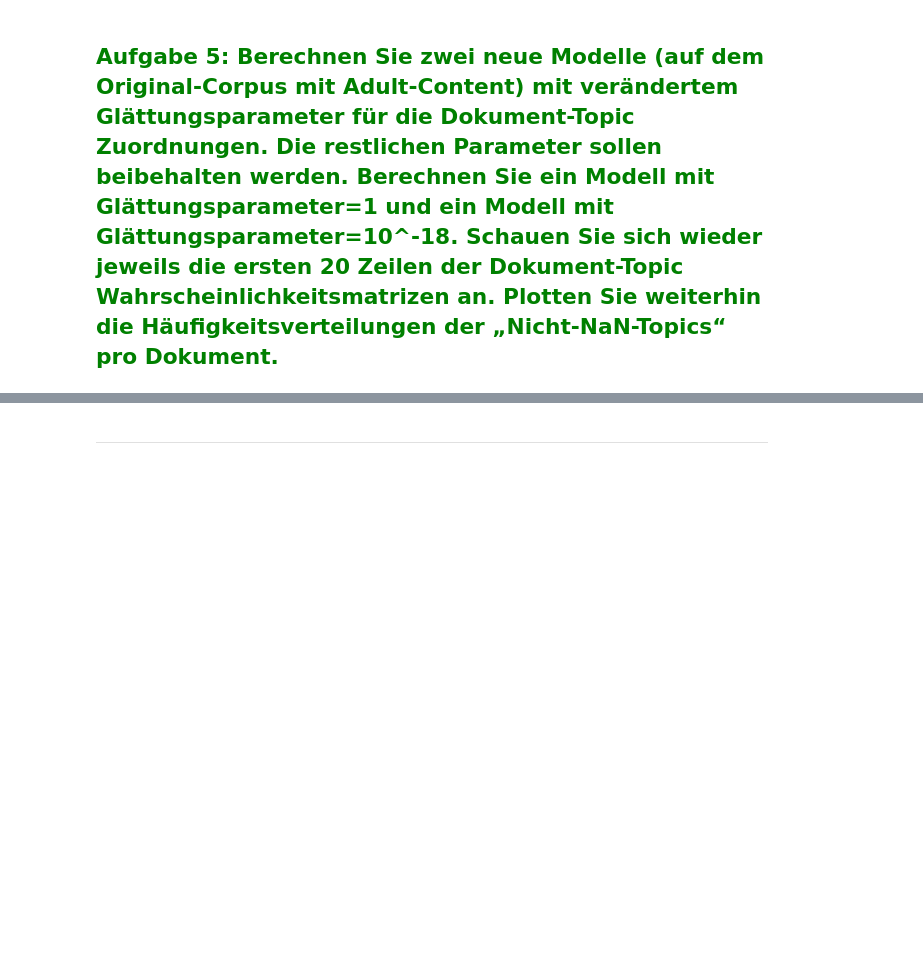
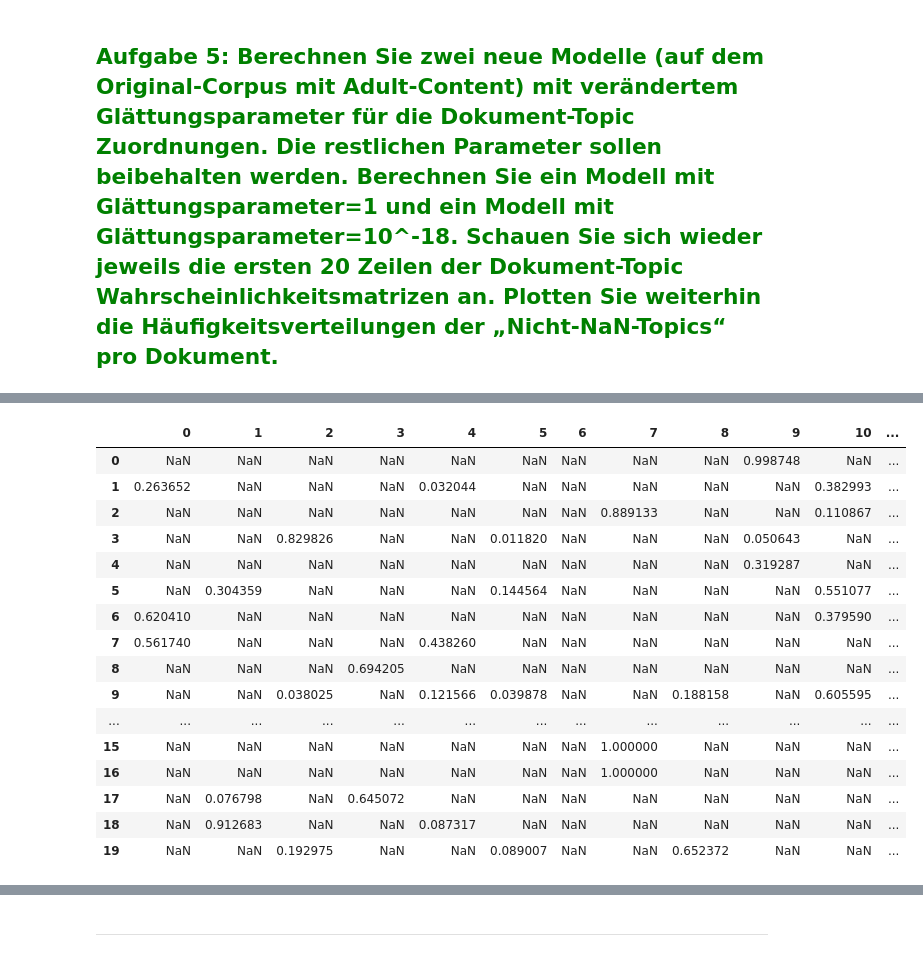
Before and after one commit to tobirohrer/webmining, a Jupyter notebook: praktikum4/praktikum4_TopicModels.ipynb, the cells around one changed output, grey strips where cells are left out. Saved outputs shown, nothing was run; the diff lists cells and outputs as text; code cells hidden in the pictures; blank space fills up the shorter version.

```diff
--- a/praktikum4/praktikum4_TopicModels.ipynb
+++ b/praktikum4/praktikum4_TopicModels.ipynb
@@ -360,0 +403,21 @@ Research  AND  Education
+# %%
+dfnormal = dfnormal.sort_index(axis=1)
+dfnormal[:20]
+# %% [output]
+|  | 0 | 1 | 2 | 3 | 4 | 5 | 6 | 7 | 8 | 9 | 10 | ... |
+| 0 | NaN | NaN | NaN | NaN | NaN | NaN | NaN | NaN | NaN | 0.998748 | NaN | ... |
+| 1 | 0.263652 | NaN | NaN | NaN | 0.032044 | NaN | NaN | NaN | NaN | NaN | 0.382993 | ... |
+| 2 | NaN | NaN | NaN | NaN | NaN | NaN | NaN | 0.889133 | NaN | NaN | 0.110867 | ... |
+| 3 | NaN | NaN | 0.829826 | NaN | NaN | 0.011820 | NaN | NaN | NaN | 0.050643 | NaN | ... |
+| 4 | NaN | NaN | NaN | NaN | NaN | NaN | NaN | NaN | NaN | 0.319287 | NaN | ... |
+| 5 | NaN | 0.304359 | NaN | NaN | NaN | 0.144564 | NaN | NaN | NaN | NaN | 0.551077 | ... |
+| 6 | 0.620410 | NaN | NaN | NaN | NaN | NaN | NaN | NaN | NaN | NaN | 0.379590 | ... |
+| 7 | 0.561740 | NaN | NaN | NaN | 0.438260 | NaN | NaN | NaN | NaN | NaN | NaN | ... |
+| 8 | NaN | NaN | NaN | 0.694205 | NaN | NaN | NaN | NaN | NaN | NaN | NaN | ... |
+| 9 | NaN | NaN | 0.038025 | NaN | 0.121566 | 0.039878 | NaN | NaN | 0.188158 | NaN | 0.605595 | ... |
+| ... | ... | ... | ... | ... | ... | ... | ... | ... | ... | ... | ... | ... |
+| 15 | NaN | NaN | NaN | NaN | NaN | NaN | NaN | 1.000000 | NaN | NaN | NaN | ... |
+| 16 | NaN | NaN | NaN | NaN | NaN | NaN | NaN | 1.000000 | NaN | NaN | NaN | ... |
+| 17 | NaN | 0.076798 | NaN | 0.645072 | NaN | NaN | NaN | NaN | NaN | NaN | NaN | ... |
+| 18 | NaN | 0.912683 | NaN | NaN | 0.087317 | NaN | NaN | NaN | NaN | NaN | NaN | ... |
+| 19 | NaN | NaN | 0.192975 | NaN | NaN | 0.089007 | NaN | NaN | 0.652372 | NaN | NaN | ... |
```
Also changed, not shown: parts of 10 cells of this notebook.
